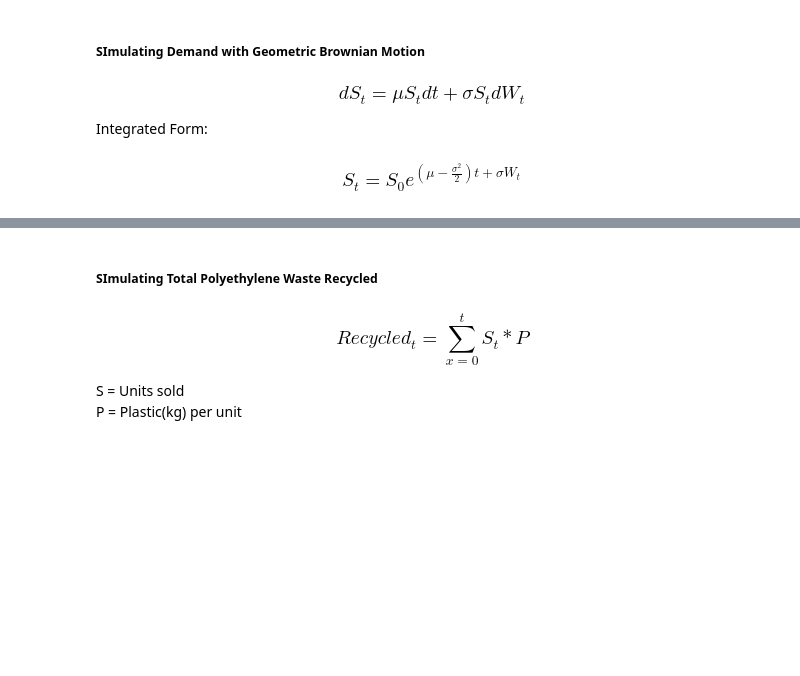
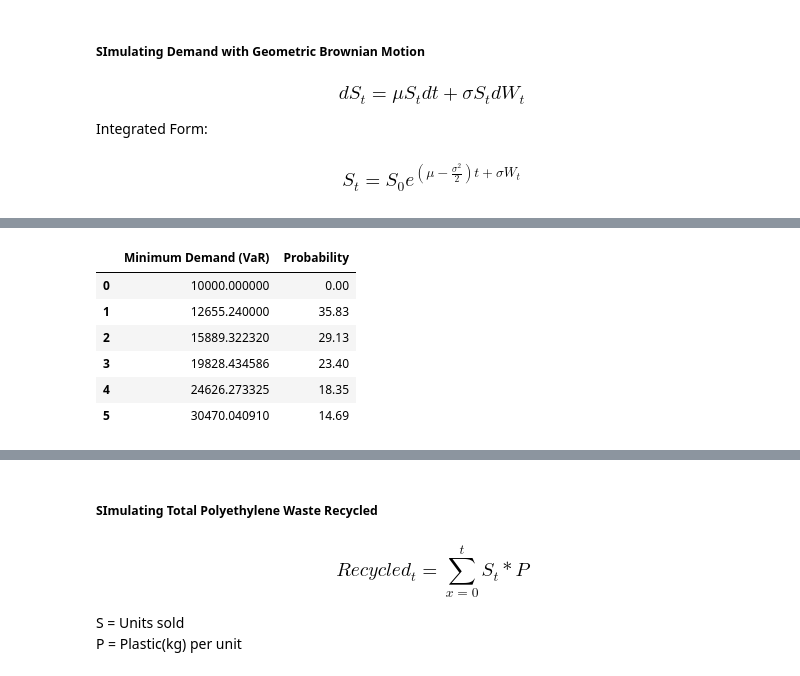
Before and after one commit to rx229/Projects, a Jupyter notebook: Brick Profit Monte Carlo/brick_esg_montecarlo.ipynb, the cells around one changed output, grey strips where cells are left out. Saved outputs shown, nothing was run; the diff lists cells and outputs as text; code cells hidden in the pictures; blank space fills up the shorter version.

```diff
--- a/Brick Profit Monte Carlo/brick_esg_montecarlo.ipynb
+++ b/Brick Profit Monte Carlo/brick_esg_montecarlo.ipynb
@@ -65 +81,11 @@ demand_df =pd.DataFrame(demand.T)
+# %%
+probability_of_failure
+# %% [output]
+|  | Minimum Demand (VaR) | Probability |
+| 0 | 10000.000000 | 0.00 |
+| 1 | 12655.240000 | 35.83 |
+| 2 | 15889.322320 | 29.13 |
+| 3 | 19828.434586 | 23.40 |
+| 4 | 24626.273325 | 18.35 |
+| 5 | 30470.040910 | 14.69 |
 # %%
```
Also changed, not shown: parts of 13 cells of this notebook.
